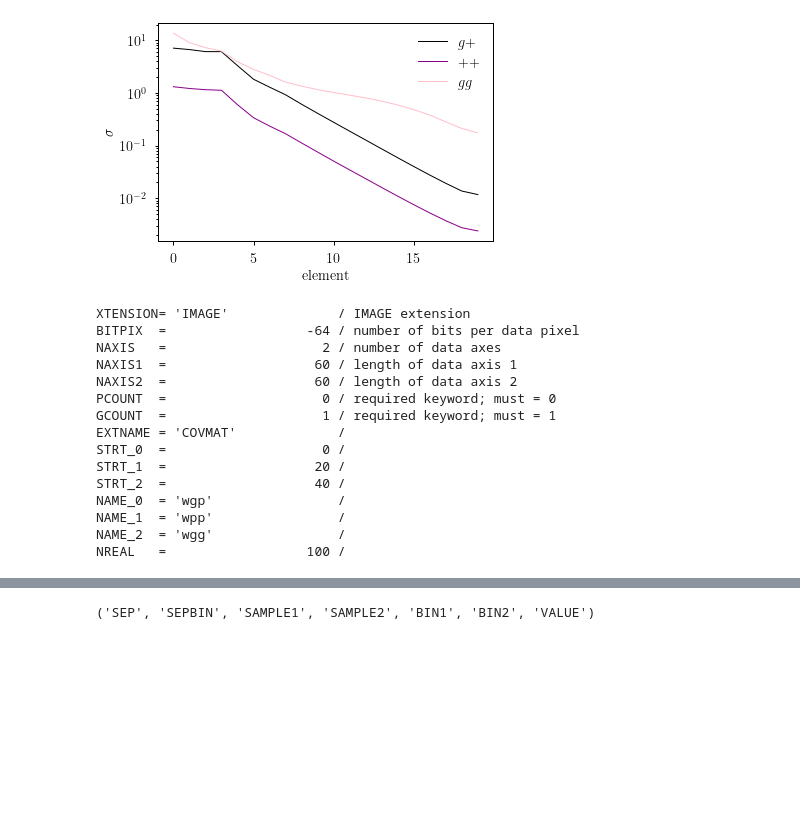
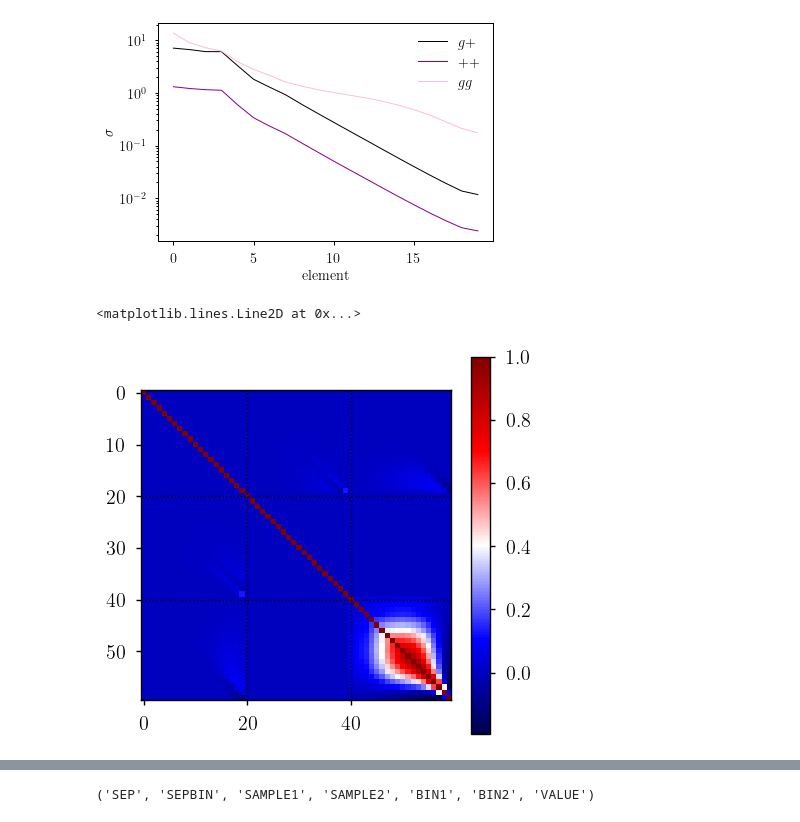
Before and after one commit to echo-IA/IAmeasurementsStore, a Jupyter notebook: code/format_example.ipynb, the cells around one changed output, grey strips where cells are left out. Saved outputs shown, nothing was run; the diff lists cells and outputs as text; code cells hidden in the pictures; blank space fills up the shorter version.

```diff
--- a/code/format_example.ipynb
+++ b/code/format_example.ipynb
@@ -86,21 +86,18 @@ plt.xlabel('element')
 (60, 60)
 Text(0.5, 0, 'element')
 [figure]
-# %%
-print(f['covmat'].read_header())
-# %% [output]
-XTENSION= 'IMAGE'              / IMAGE extension
-BITPIX  =                  -64 / number of bits per data pixel
-NAXIS   =                    2 / number of data axes
-NAXIS1  =                   60 / length of data axis 1
-NAXIS2  =                   60 / length of data axis 2
-PCOUNT  =                    0 / required keyword; must = 0
-GCOUNT  =                    1 / required keyword; must = 1
-EXTNAME = 'COVMAT'             /
-STRT_0  =                    0 /
-STRT_1  =                   20 /
-STRT_2  =                   40 /
-NAME_0  = 'wgp'                /
-NAME_1  = 'wpp'                /
-NAME_2  = 'wgg'                /
-NREAL   =                  100 /
+# %%
+# here's the correlation matrix as well
+fig = plt.figure(figsize=(5,5), dpi= 100, facecolor='w', edgecolor='k')
+a,b = np.meshgrid(D,D)
+corr = C/a/b
+
+plt.imshow(corr,cmap='seismic',interpolation='none')
+plt.colorbar()
+plt.axhline(20,color='k',ls=':')
+plt.axhline(40,color='k',ls=':')
+plt.axvline(20,color='k',ls=':')
+plt.axvline(40,color='k',ls=':')
+# %% [output]
+<matplotlib.lines.Line2D at 0x...>
+[figure, added]
```
Also changed, not shown: parts of 8 cells of this notebook.
